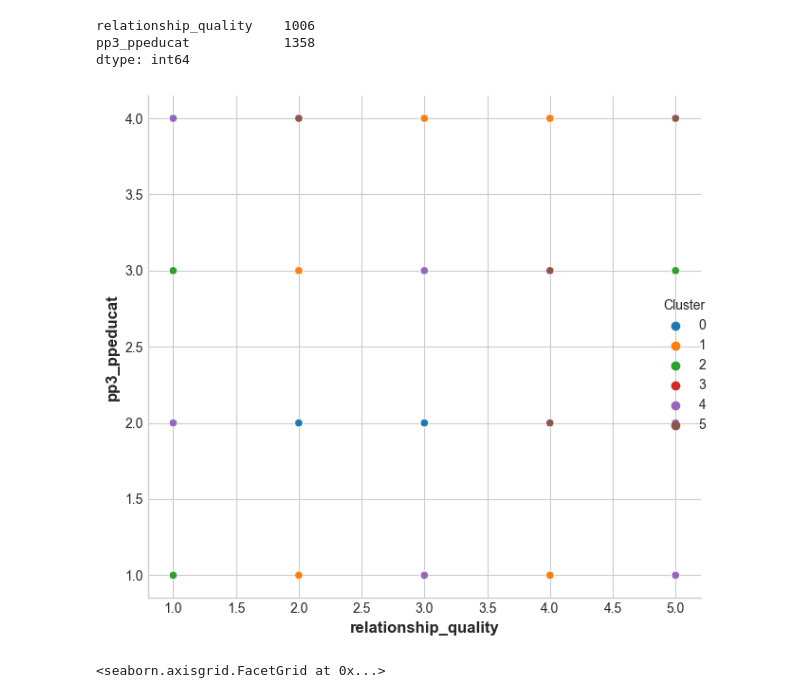
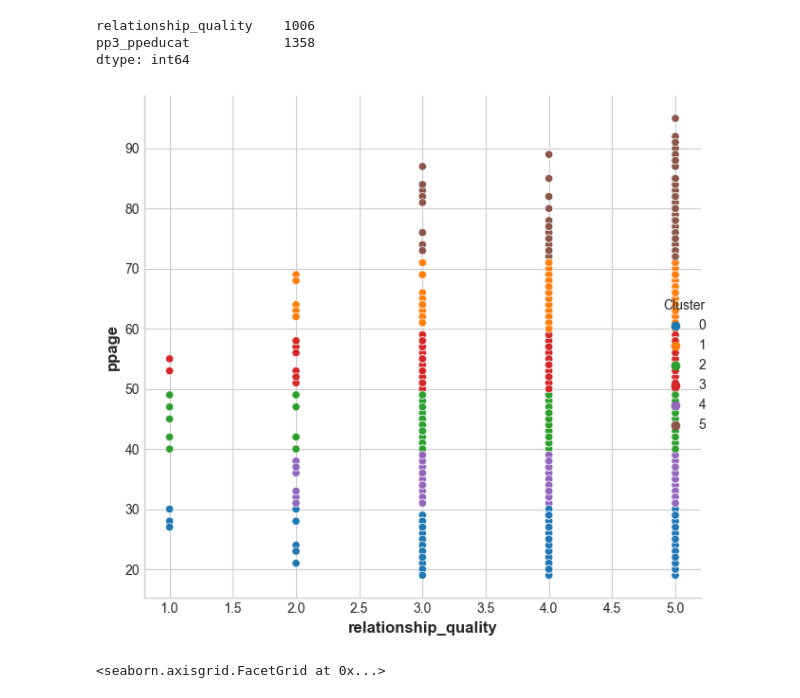
Before and after one commit to old2212/Dating_app_clustering, a Jupyter notebook: Draft 2009.ipynb, the cells around one changed output. Saved outputs shown, nothing was run; the diff lists cells and outputs as text; code cells hidden in the pictures.

```diff
--- a/Draft 2009.ipynb
+++ b/Draft 2009.ipynb
@@ -173,10 +175,10 @@ df_Q1["Cluster"] = kmeans.fit_predict(df_Q1)
 df_Q1["Cluster"] = df_Q1["Cluster"].astype("category")
 # %%
 sns.relplot(
-    x="relationship_quality", y="pp3_ppeducat", hue="Cluster", data=df_Q1, height=6,
+    x="relationship_quality", y="ppage", hue="Cluster", data=df_Q1, height=6,
 );
 # %% [output]
-[figure, old version]
+[figure, new version]
 # %%
 sns.catplot(x="relationship_quality", y="ppage", data=df_Q1, kind="boxen", height=6)
 # %% [output]
```
Also changed, not shown: parts of 9 cells of this notebook, 19 other files.
